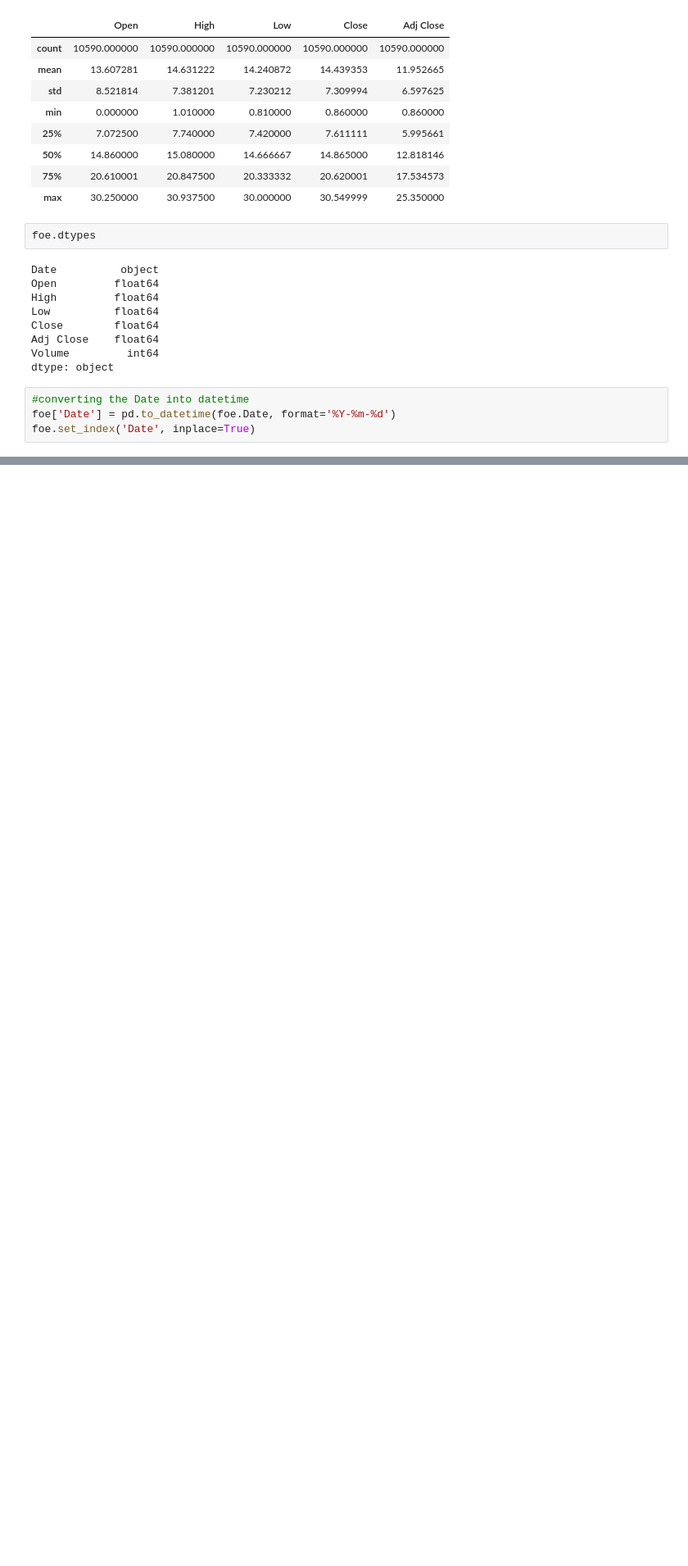
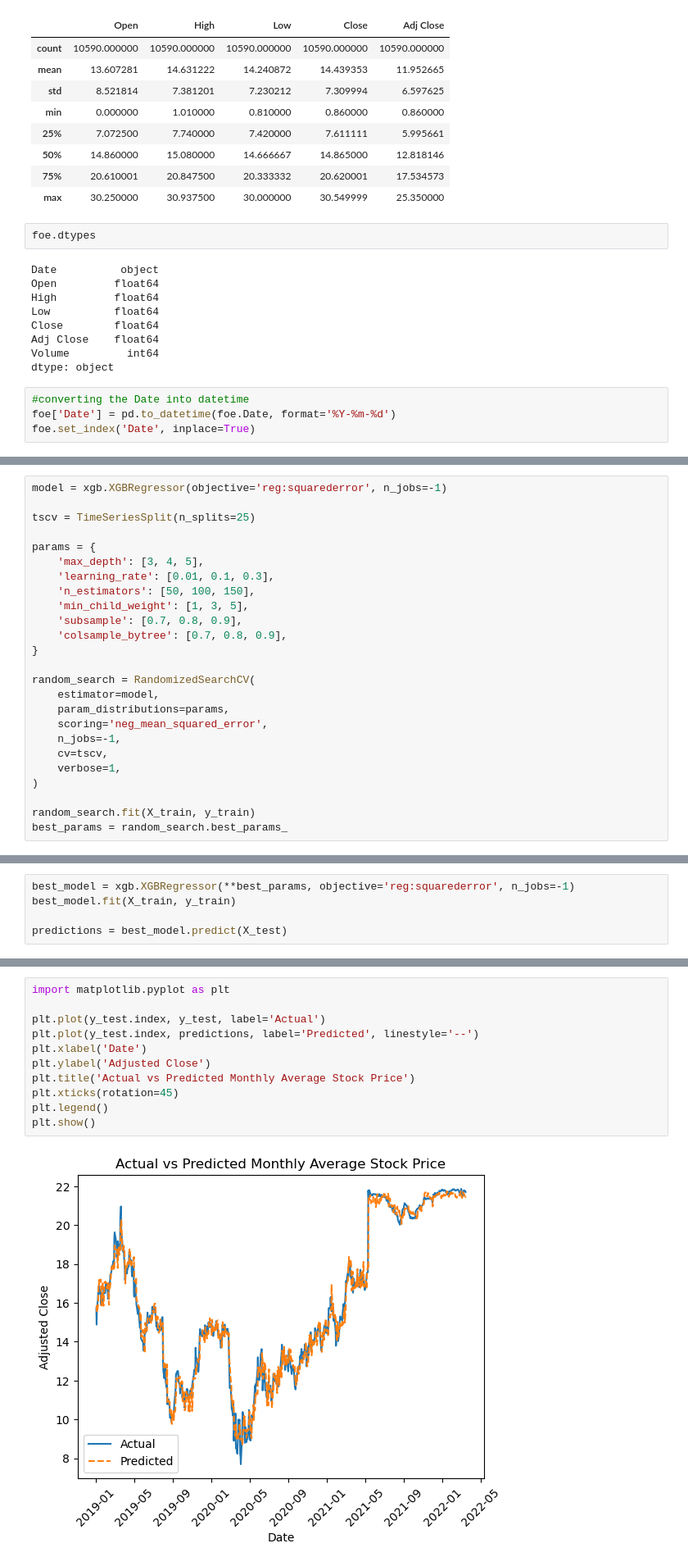
Before and after one commit to JericoEndaya/FOE_Project, a Jupyter notebook: Nutella/Nutella_v3.ipynb, the cells around one changed output, grey strips where cells are left out. Shown: that part at 82% size. Saved outputs shown, nothing was run; the diff lists cells and outputs as text; blank space fills up the shorter version.

```diff
--- a/Nutella/Nutella_v3.ipynb
+++ b/Nutella/Nutella_v3.ipynb
@@ -166,0 +95,25 @@ plt.show()
+# %%
+model = xgb.XGBRegressor(objective='reg:squarederror', n_jobs=-1)
+
+tscv = TimeSeriesSplit(n_splits=25)
+
+params = {
+    'max_depth': [3, 4, 5],
+    'learning_rate': [0.01, 0.1, 0.3],
+    'n_estimators': [50, 100, 150],
+    'min_child_weight': [1, 3, 5],
+    'subsample': [0.7, 0.8, 0.9],
+    'colsample_bytree': [0.7, 0.8, 0.9],
+}
+
+random_search = RandomizedSearchCV(
+    estimator=model,
+    param_distributions=params,
+    scoring='neg_mean_squared_error',
+    n_jobs=-1,
+    cv=tscv,
+    verbose=1,
+)
+
+random_search.fit(X_train, y_train)
+best_params = random_search.best_params_
@@ -166,0 +122,5 @@ plt.show()
+# %%
+best_model = xgb.XGBRegressor(**best_params, objective='reg:squarederror', n_jobs=-1)
+best_model.fit(X_train, y_train)
+
+predictions = best_model.predict(X_test)
@@ -166,0 +132,13 @@ plt.show()
+# %%
+import matplotlib.pyplot as plt
+
+plt.plot(y_test.index, y_test, label='Actual')
+plt.plot(y_test.index, predictions, label='Predicted', linestyle='--')
+plt.xlabel('Date')
+plt.ylabel('Adjusted Close')
+plt.title('Actual vs Predicted Monthly Average Stock Price')
+plt.xticks(rotation=45)
+plt.legend()
+plt.show()
+# %% [output]
+[figure, added]
```
Also changed, not shown: parts of 27 cells of this notebook.
